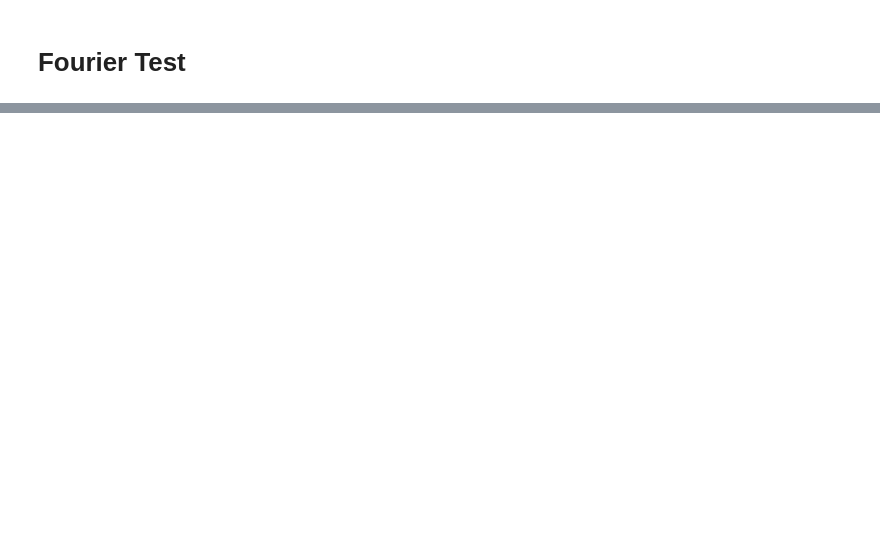
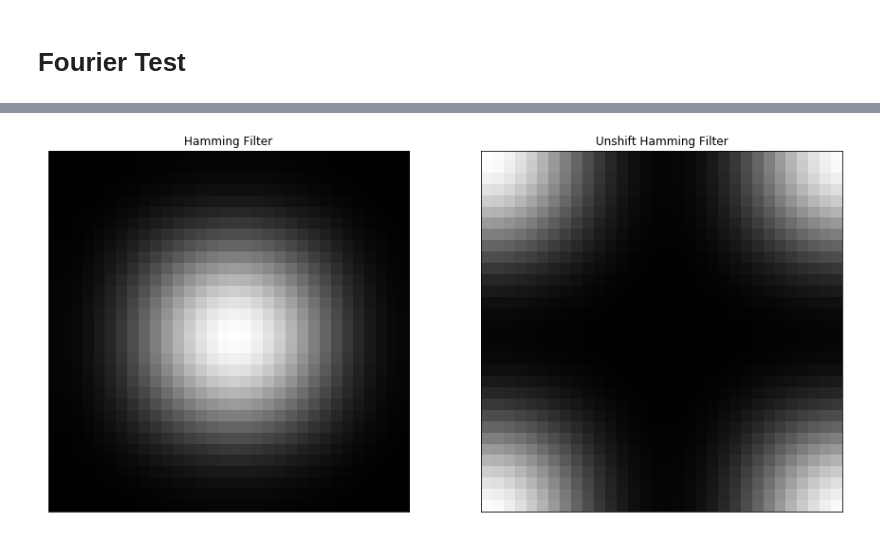
Before and after one commit to EricZimmermann/ECSE444-Filtering, a Jupyter notebook: prototyping/validation.ipynb, the cells around one changed output, grey strips where cells are left out. Saved outputs shown, nothing was run; the diff lists cells and outputs as text; code cells hidden in the pictures; blank space fills up the shorter version.

```diff
--- a/prototyping/validation.ipynb
+++ b/prototyping/validation.ipynb
@@ -60,2 +122,17 @@ if is_conv:
+# %%
+if is_fft:
+    c_filter = obj.Hamming(size)
+    c_filter.generateFilter(3)
+
+    shift_filter = processing.quickShift(c_filter.data)
+
+    plt.rcParams["figure.figsize"] = (15,15)
+    plt.subplot(121),plt.imshow(c_filter.data, cmap='gray')
+    plt.title("Hamming Filter"), plt.xticks([]), plt.yticks([])
+    plt.subplot(122),plt.imshow(shift_filter, cmap='gray')
+    plt.title("Unshift Hamming Filter"), plt.xticks([]), plt.yticks([])
+    plt.show()
+# %% [output]
+[figure, added]
 # %%
 if is_fft:
```
Also changed, not shown: parts of 14 cells of this notebook, 3 other files.
